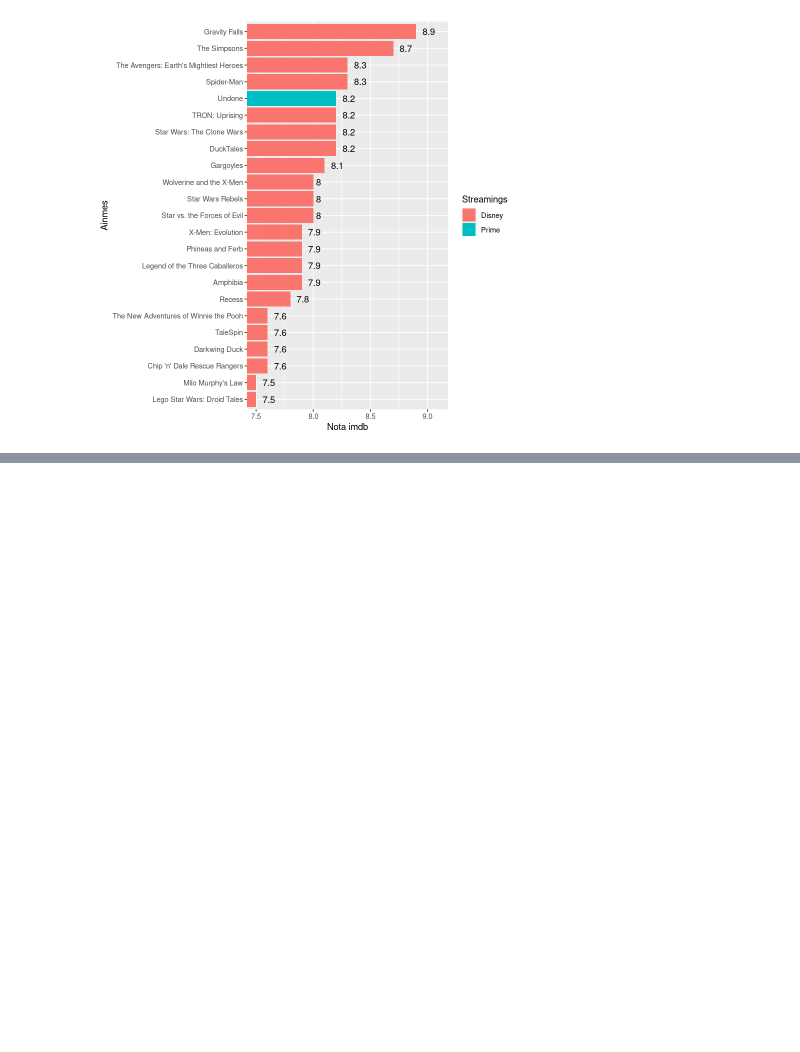
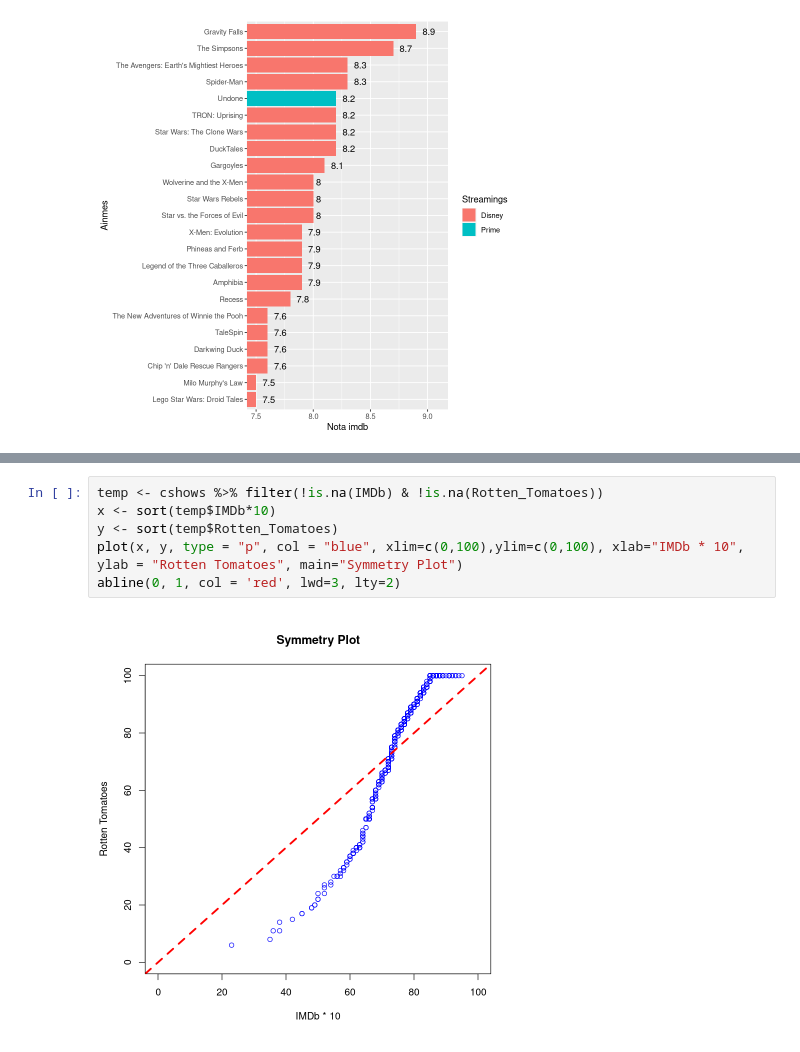
Before and after one commit to igorcj/AEDV, a Jupyter notebook: TV-Shows_Igor.ipynb, the cells around one changed output, grey strips where cells are left out. Saved outputs shown, nothing was run; the diff lists cells and outputs as text; blank space fills up the shorter version.

Commit message:
qq and symmetry

```diff
--- a/TV-Shows_Igor.ipynb
+++ b/TV-Shows_Igor.ipynb
@@ -508,0 +523,8 @@ cshows %>% filter(str_detect(Genre,'Anime'), IMDb>7.9) %>%
+# %%
+temp <- cshows %>% filter(!is.na(IMDb) & !is.na(Rotten_Tomatoes))
+x <- sort(temp$IMDb*10)
+y <- sort(temp$Rotten_Tomatoes)
+plot(x, y, type = "p", col = "blue", xlim=c(0,100),ylim=c(0,100), xlab="IMDb * 10", ylab = "Rotten Tomatoes", main="Symmetry Plot")
+abline(0, 1, col = 'red', lwd=3, lty=2)
+# %% [output]
+[figure, added]
```
Also changed, not shown: parts of 3 cells of this notebook.
